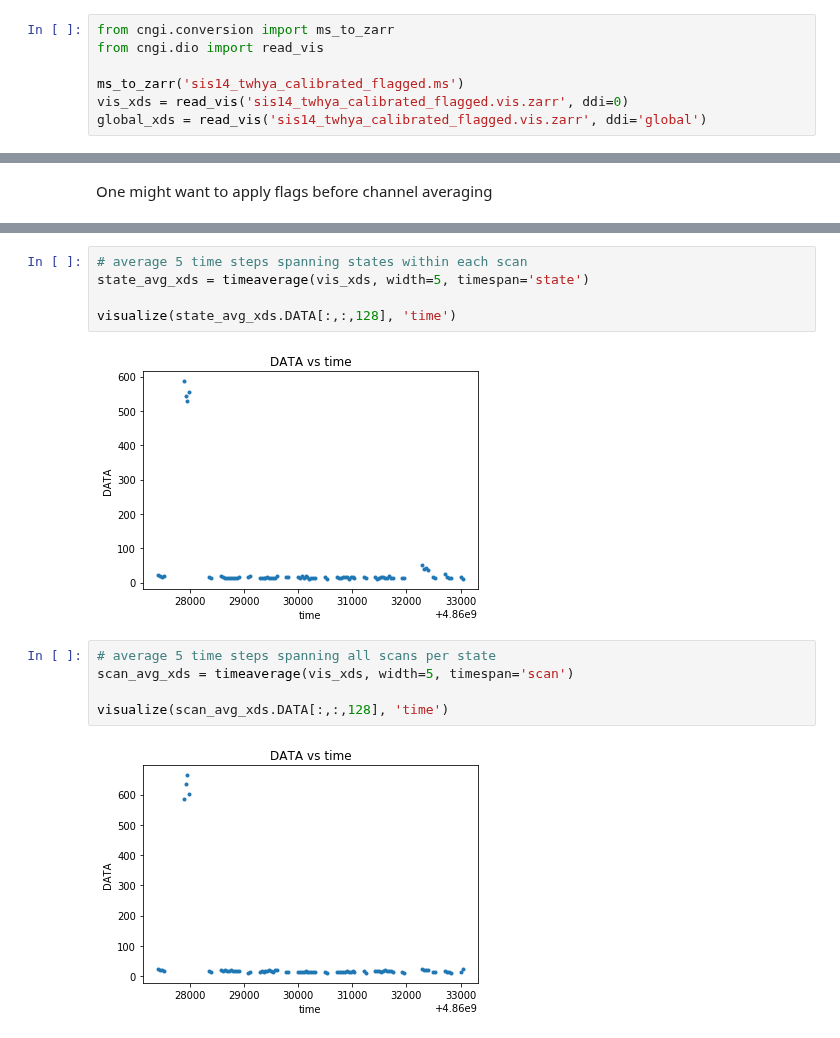
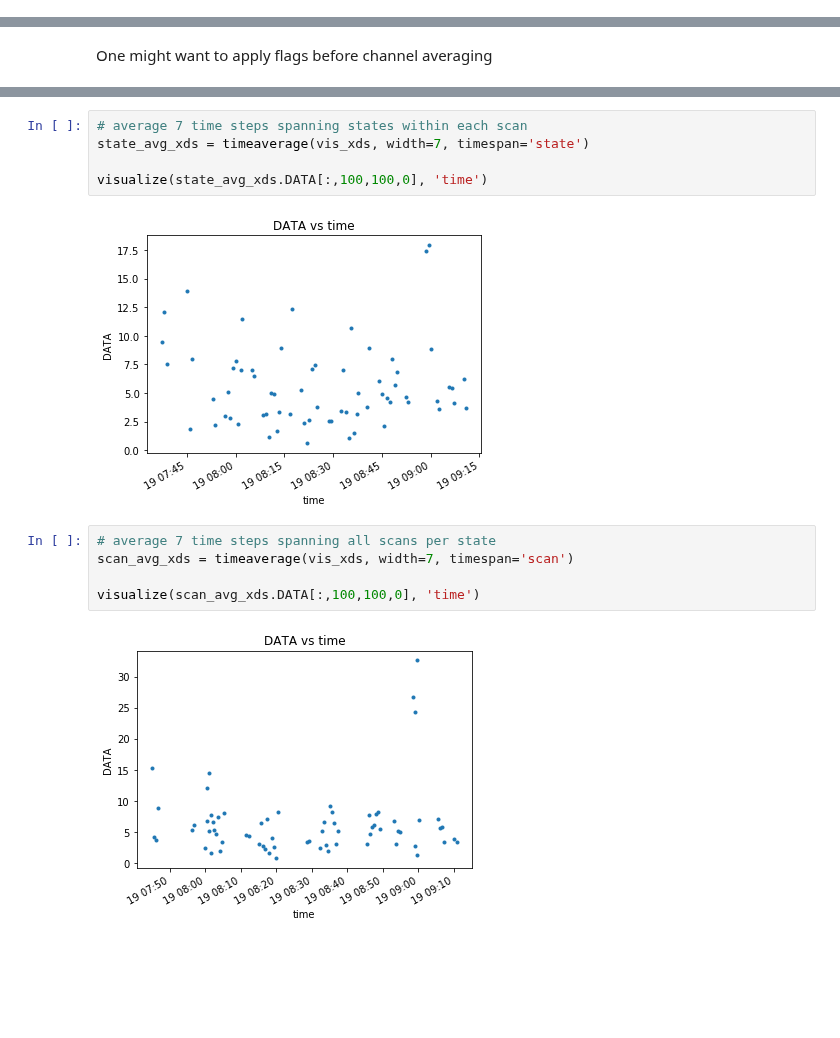
Before and after one commit to casangi/examples, a Jupyter notebook: Manipulating_visibilities.ipynb, the cells around one changed output, grey strips where cells are left out. Drawn from its saved outputs; the diff is of its cells as text; blank space fills up the shorter version.

```diff
--- a/Manipulating_visibilities.ipynb
+++ b/Manipulating_visibilities.ipynb
@@ -24,10 +24,3 @@ print('complete')
 installing cngi (takes a few minutes)...
 downloading MeasurementSet from CASAguide First Look at Imaging...
 complete
-# %%
-from cngi.conversion import ms_to_zarr
-from cngi.dio import read_vis
-
-ms_to_zarr('sis14_twhya_calibrated_flagged.ms')
-vis_xds = read_vis('sis14_twhya_calibrated_flagged.vis.zarr', ddi=0)
-global_xds = read_vis('sis14_twhya_calibrated_flagged.vis.zarr', ddi='global')
@@ -117,15 +135,15 @@ visualize(avg_xds.DATA[:,:,128], 'time')
 # %%
-# average 5 time steps spanning states within each scan
-state_avg_xds = timeaverage(vis_xds, width=5, timespan='state')
+# average 7 time steps spanning states within each scan
+state_avg_xds = timeaverage(vis_xds, width=7, timespan='state')
 
-visualize(state_avg_xds.DATA[:,:,128], 'time')
+visualize(state_avg_xds.DATA[:,100,100,0], 'time')
 # %% [output]
-[figure, old version]
+[figure, new version]
 # %%
-# average 5 time steps spanning all scans per state
-scan_avg_xds = timeaverage(vis_xds, width=5, timespan='scan')
+# average 7 time steps spanning all scans per state
+scan_avg_xds = timeaverage(vis_xds, width=7, timespan='scan')
 
-visualize(scan_avg_xds.DATA[:,:,128], 'time')
+visualize(scan_avg_xds.DATA[:,100,100,0], 'time')
 # %% [output]
-[figure, old version]
+[figure, new version]
 # %%
```
Also changed, not shown: parts of 20 cells of this notebook.
